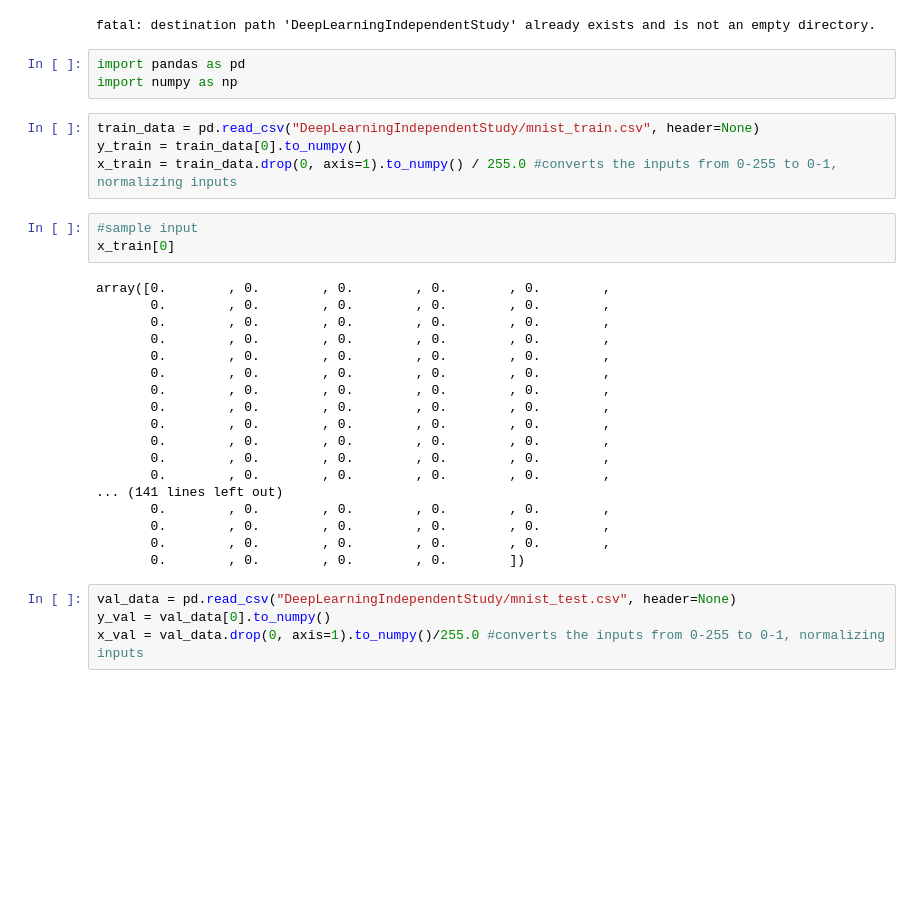
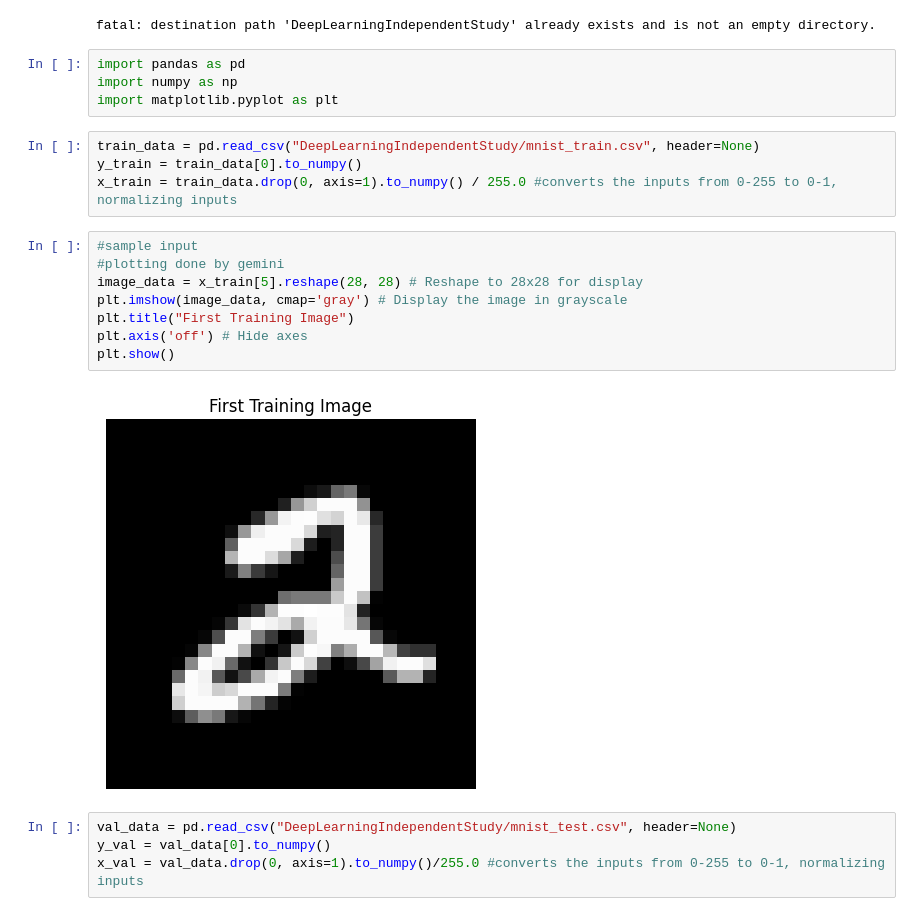
Before and after one commit to rylan-berry/DeepLearningIndependentStudy, a Jupyter notebook: RegularizationLab.ipynb, the cells around one changed output. Cells and saved outputs as stored; diff of their text form; blank space fills up the shorter version.

```diff
--- a/RegularizationLab.ipynb
+++ b/RegularizationLab.ipynb
@@ -11,31 +11,21 @@ fatal: destination path 'DeepLearningIndependentStudy' already exists and is not
 # %%
 import pandas as pd
 import numpy as np
+import matplotlib.pyplot as plt
 # %%
 train_data = pd.read_csv("DeepLearningIndependentStudy/mnist_train.csv", header=None)
 y_train = train_data[0].to_numpy()
 x_train = train_data.drop(0, axis=1).to_numpy() / 255.0 #converts the inputs from 0-255 to 0-1, normalizing inputs
-# %%
-#sample input
-x_train[0]
-# %% [output]
-array([0.        , 0.        , 0.        , 0.        , 0.        ,
-       0.        , 0.        , 0.        , 0.        , 0.        ,
-       0.        , 0.        , 0.        , 0.        , 0.        ,
-       0.        , 0.        , 0.        , 0.        , 0.        ,
-       0.        , 0.        , 0.        , 0.        , 0.        ,
-       0.        , 0.        , 0.        , 0.        , 0.        ,
-       0.        , 0.        , 0.        , 0.        , 0.        ,
-       0.        , 0.        , 0.        , 0.        , 0.        ,
-       0.        , 0.        , 0.        , 0.        , 0.        ,
-       0.        , 0.        , 0.        , 0.        , 0.        ,
-       0.        , 0.        , 0.        , 0.        , 0.        ,
-       0.        , 0.        , 0.        , 0.        , 0.        ,
-... (141 lines left out)
-       0.        , 0.        , 0.        , 0.        , 0.        ,
-       0.        , 0.        , 0.        , 0.        , 0.        ,
-       0.        , 0.        , 0.        , 0.        , 0.        ,
-       0.        , 0.        , 0.        , 0.        ])
+# %%
+#sample input
+#plotting done by gemini
+image_data = x_train[5].reshape(28, 28) # Reshape to 28x28 for display
+plt.imshow(image_data, cmap='gray') # Display the image in grayscale
+plt.title("First Training Image")
+plt.axis('off') # Hide axes
+plt.show()
+# %% [output]
+[figure, added]
 # %%
 val_data = pd.read_csv("DeepLearningIndependentStudy/mnist_test.csv", header=None)
 y_val = val_data[0].to_numpy()
```
Also changed, not shown: parts of 9 cells of this notebook.
